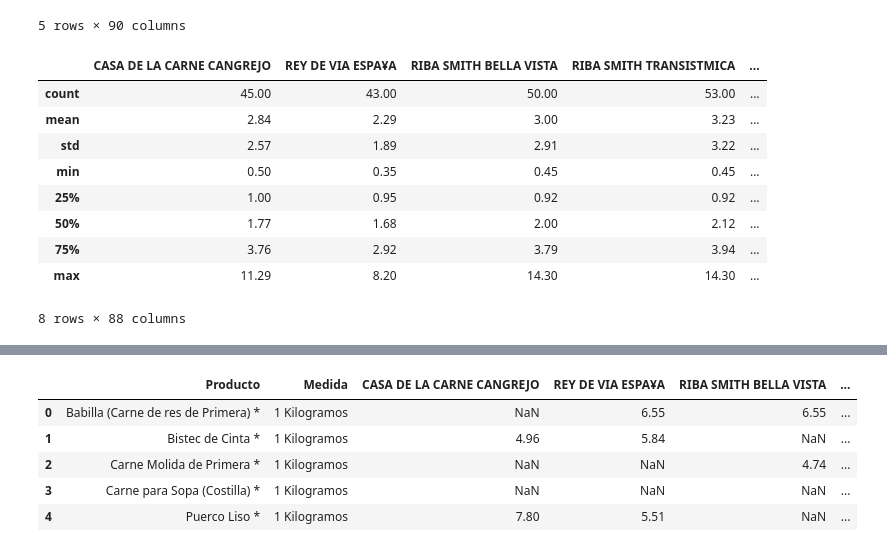
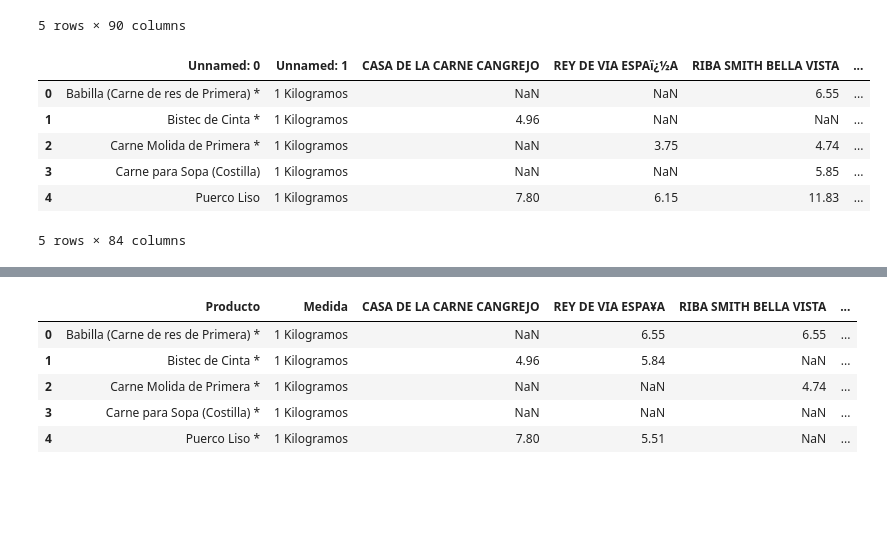
Before and after one commit to isaacmedina/acodeco_ml, a Jupyter notebook: cba-panama-ml/notebooks/data-eda.ipynb, the cells around one changed output, grey strips where cells are left out. Cells and saved outputs as stored; diff of their text form; code cells hidden in the pictures; blank space fills up the shorter version.

```diff
--- a/cba-panama-ml/notebooks/data-eda.ipynb
+++ b/cba-panama-ml/notebooks/data-eda.ipynb
@@ -86,16 +103,18 @@ df2020_1.head()
 | 3 | Carne para Sopa (Costilla) | 1 Kilogramo | 4.70 | NaN | NaN | ... |
 | 4 | Puerco Liso | 1 Kilogramo | 7.80 | NaN | 11.83 | ... |
 5 rows × 90 columns
-# %%
-df2020_1.describe().round(2)
-# %% [output]
-|  | CASA DE LA CARNE CANGREJO | REY DE VIA ESPA¥A | RIBA SMITH BELLA VISTA | RIBA SMITH TRANSISTMICA | ... |
-| count | 45.00 | 43.00 | 50.00 | 53.00 | ... |
-| mean | 2.84 | 2.29 | 3.00 | 3.23 | ... |
-| std | 2.57 | 1.89 | 2.91 | 3.22 | ... |
-| min | 0.50 | 0.35 | 0.45 | 0.45 | ... |
-| 25% | 1.00 | 0.95 | 0.92 | 0.92 | ... |
-| 50% | 1.77 | 1.68 | 2.00 | 2.12 | ... |
-| 75% | 3.76 | 2.92 | 3.79 | 3.94 | ... |
-| max | 11.29 | 8.20 | 14.30 | 14.30 | ... |
-8 rows × 88 columns
+# %%
+path = '2020/cba_sept2020.csv'
+with open(raw_dir + path, encoding='latin1') as f:
+    lines = f.readlines()[2:]  # Remueve la primera fila
+
+df2020_9 = pd.read_csv(StringIO(''.join(lines)))
+df2020_9.head()
+# %% [output]
+|  | Unnamed: 0 | Unnamed: 1 | CASA DE LA CARNE CANGREJO | REY DE VIA ESPAï¿½A | RIBA SMITH BELLA VISTA | ... |
+| 0 | Babilla (Carne de res de Primera) * | 1 Kilogramos | NaN | NaN | 6.55 | ... |
+| 1 | Bistec de Cinta * | 1 Kilogramos | 4.96 | NaN | NaN | ... |
+| 2 | Carne Molida de Primera * | 1 Kilogramos | NaN | 3.75 | 4.74 | ... |
+| 3 | Carne para Sopa (Costilla) | 1 Kilogramos | NaN | NaN | 5.85 | ... |
+| 4 | Puerco Liso | 1 Kilogramos | 7.80 | 6.15 | 11.83 | ... |
+5 rows × 84 columns
```
Also changed, not shown: parts of 11 cells of this notebook, 1 other file.
